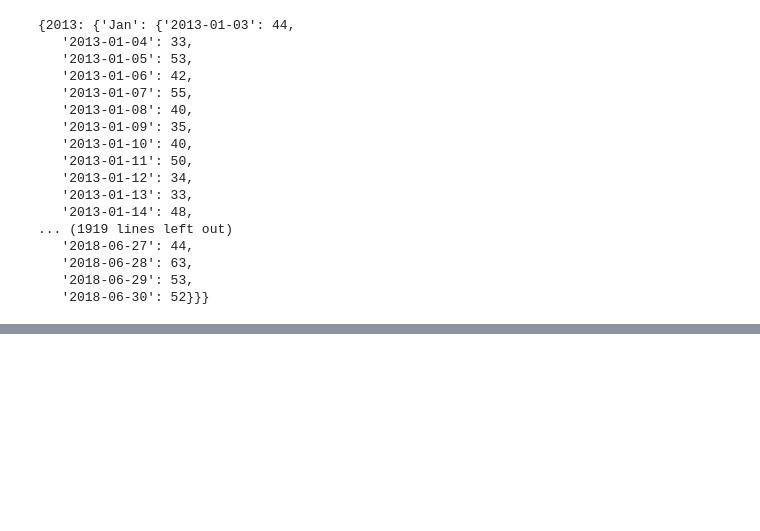
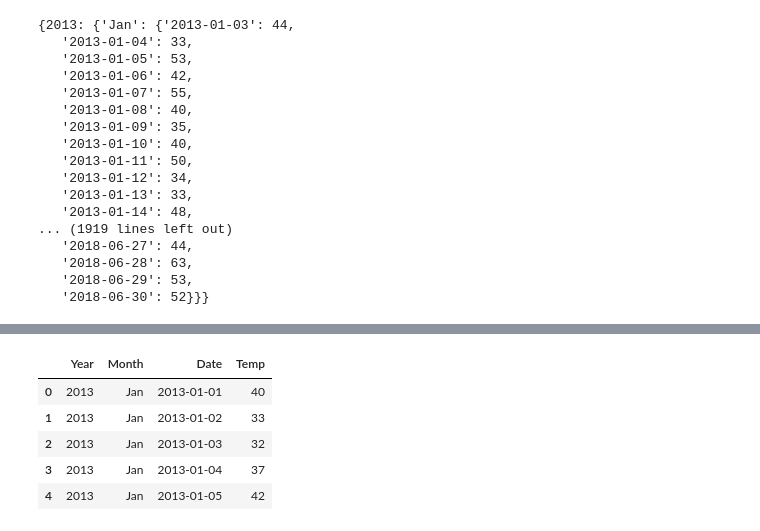
Before and after one commit to moutasemalakkad/ConEd-Gas-Leaks-Project, a Jupyter notebook: Read_SQL_DB.ipynb, the cells around one changed output, grey strips where cells are left out. Drawn from its saved outputs; the diff is of its cells as text; code cells hidden in the pictures; blank space fills up the shorter version.

Commit message:
Added 3rd route for temps

```diff
--- a/Read_SQL_DB.ipynb
+++ b/Read_SQL_DB.ipynb
@@ -250,0 +272,3 @@ response
+# %%
+df['Month'] = df['Month'].apply(lambda x: calendar.month_abbr[x])
+new_df  = df.groupby(['Year','Month', 'Date'], sort=False).count()['TMAX']
@@ -281,0 +327,6 @@ response
+# %%
+months = pd.DataFrame(df['Date'].dt.month)
+months.rename(columns = {"Date": 'Month'}, inplace=True)
+
+df['Month'] = df['Date'].dt.month
+df['Year'] = df['Date'].dt.year
@@ -281,0 +354,17 @@ response
+# %%
+df['Month'] = df['Month'].apply(lambda x: calendar.month_abbr[x])
+grouped_month_day_df  = df.groupby(['Year','Month', 'Date'], sort=False).max()['TMAX']
+# %%
+grouped_month_day_df = pd.DataFrame(grouped_month_day_df)
+grouped_month_day_df.rename(columns = {'TMAX': 'Temp'}, inplace =  True)
+# %%
+grouped_month_day_indexed_df = grouped_month_day_df.reset_index()
+grouped_month_day_indexed_df['Date'] = grouped_month_day_indexed_df['Date'].astype(str)
+grouped_month_day_indexed_df.head()
+# %% [output]
+|  | Year | Month | Date | Temp |
+| 0 | 2013 | Jan | 2013-01-01 | 40 |
+| 1 | 2013 | Jan | 2013-01-02 | 33 |
+| 2 | 2013 | Jan | 2013-01-03 | 32 |
+| 3 | 2013 | Jan | 2013-01-04 | 37 |
+| 4 | 2013 | Jan | 2013-01-05 | 42 |
```
Also changed, not shown: parts of 7 cells of this notebook, 2 other files.
